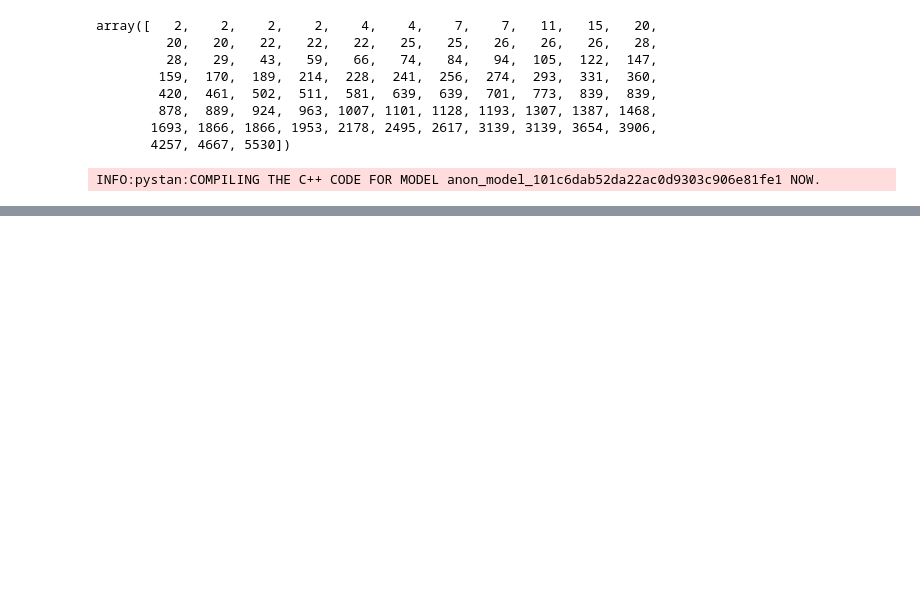
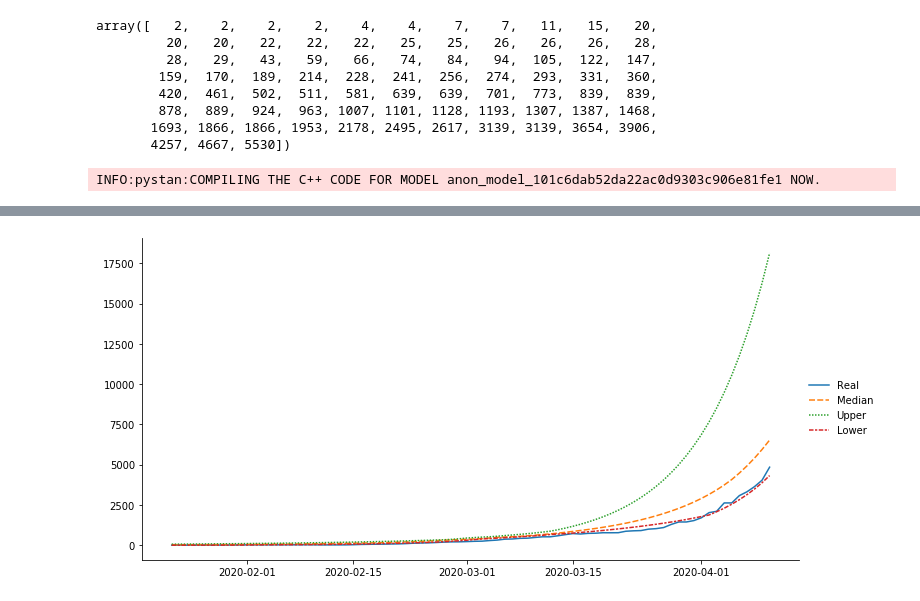
Before and after one commit to yoriyuki/COVID-19, a Jupyter notebook: prediction/Turzin.ipynb, the cells around one changed output, grey strips where cells are left out. Saved outputs shown, nothing was run; the diff lists cells and outputs as text; code cells hidden in the pictures; blank space fills up the shorter version.

```diff
--- a/prediction/Turzin.ipynb
+++ b/prediction/Turzin.ipynb
@@ -223,4 +222,6 @@ ValueError: Shape of passed values is (366, 4000), indices imply (121, 4000)
 # %%
-recovered = pd.DataFrame(R.values, columns=range(len(R.columns)), index=pd.date_range(start=pd.to_datetime('2020-01-22'), periods=120+1, freq='D'))
+predicted_recovered = pd.DataFrame(R.values, columns=range(len(R.columns)), index=pd.date_range(start=pd.to_datetime('2020-01-22'), periods=120+1, freq='D'))
 # %%
-draw(cumulative - recovered)
+draw(cumulative - predicted_recovered, real=(confirmed-recovered)[country])
+# %% [output]
+[figure, added]
```
Also changed, not shown: parts of 14 cells of this notebook.
